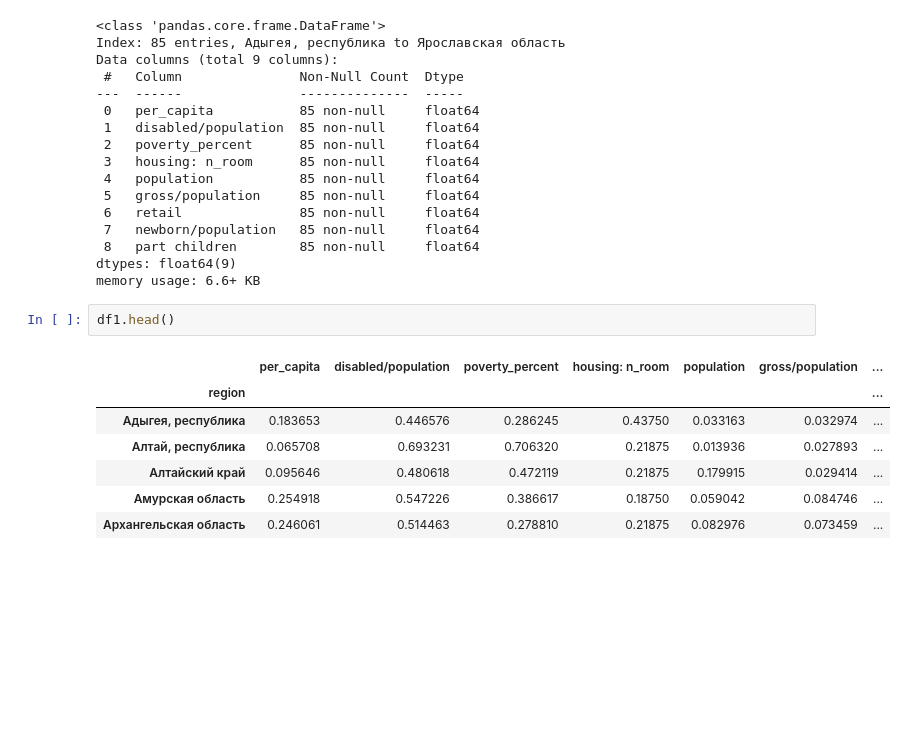
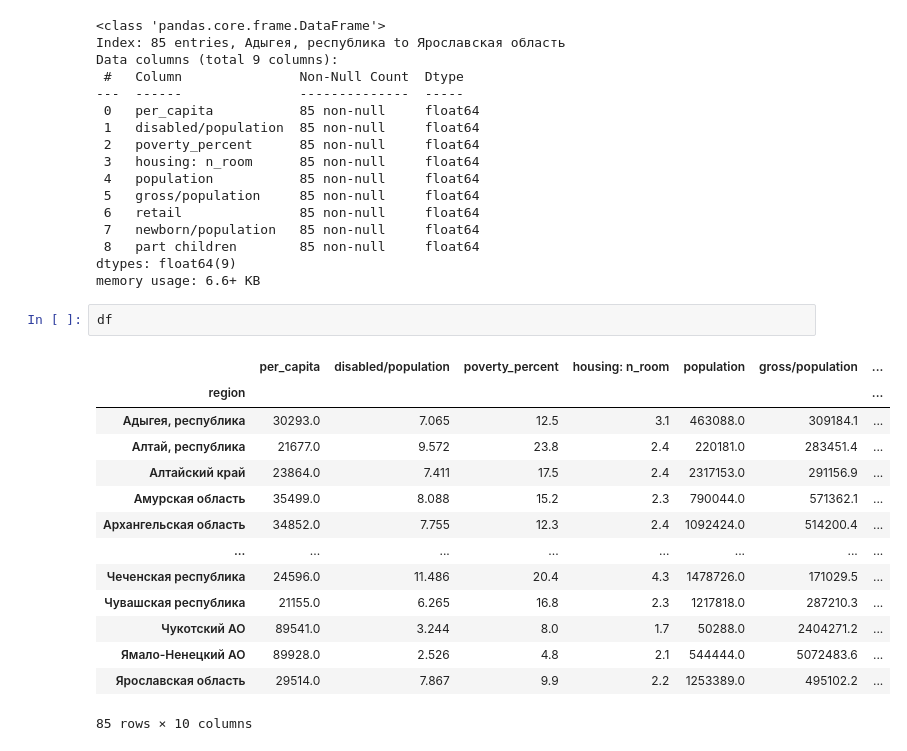
Before and after one commit to NovikovaEA/SF_FinalProject, a Jupyter notebook: part_1.ipynb, the cells around one changed output. Cells and saved outputs as stored; diff of their text form; blank space fills up the shorter version.

```diff
--- a/part_1.ipynb
+++ b/part_1.ipynb
@@ -812,13 +773,20 @@ Data columns (total 9 columns):
  8   part children        85 non-null     float64
 dtypes: float64(9)
 memory usage: 6.6+ KB
-# %%
-df1.head()
-# %% [output]
-|  | per_capita | disabled/population | poverty_percent | housing: n_room | population | gross/population | ... |
-| region |  |  |  |  |  |  | ... |
-| Адыгея, республика | 0.183653 | 0.446576 | 0.286245 | 0.43750 | 0.033163 | 0.032974 | ... |
-| Алтай, республика | 0.065708 | 0.693231 | 0.706320 | 0.21875 | 0.013936 | 0.027893 | ... |
-| Алтайский край | 0.095646 | 0.480618 | 0.472119 | 0.21875 | 0.179915 | 0.029414 | ... |
-| Амурская область | 0.254918 | 0.547226 | 0.386617 | 0.18750 | 0.059042 | 0.084746 | ... |
-| Архангельская область | 0.246061 | 0.514463 | 0.278810 | 0.21875 | 0.082976 | 0.073459 | ... |
+# %%
+df
+# %% [output]
+|  | per_capita | disabled/population | poverty_percent | housing: n_room | population | gross/population | ... |
+| region |  |  |  |  |  |  | ... |
+| Адыгея, республика | 30293.0 | 7.065 | 12.5 | 3.1 | 463088.0 | 309184.1 | ... |
+| Алтай, республика | 21677.0 | 9.572 | 23.8 | 2.4 | 220181.0 | 283451.4 | ... |
+| Алтайский край | 23864.0 | 7.411 | 17.5 | 2.4 | 2317153.0 | 291156.9 | ... |
+| Амурская область | 35499.0 | 8.088 | 15.2 | 2.3 | 790044.0 | 571362.1 | ... |
+| Архангельская область | 34852.0 | 7.755 | 12.3 | 2.4 | 1092424.0 | 514200.4 | ... |
+| ... | ... | ... | ... | ... | ... | ... | ... |
+| Чеченская республика | 24596.0 | 11.486 | 20.4 | 4.3 | 1478726.0 | 171029.5 | ... |
+| Чувашская республика | 21155.0 | 6.265 | 16.8 | 2.3 | 1217818.0 | 287210.3 | ... |
+| Чукотский АО | 89541.0 | 3.244 | 8.0 | 1.7 | 50288.0 | 2404271.2 | ... |
+| Ямало-Ненецкий АО | 89928.0 | 2.526 | 4.8 | 2.1 | 544444.0 | 5072483.6 | ... |
+| Ярославская область | 29514.0 | 7.867 | 9.9 | 2.2 | 1253389.0 | 495102.2 | ... |
+85 rows × 10 columns
```
Also changed, not shown: parts of 8 cells of this notebook, 2 other files.
